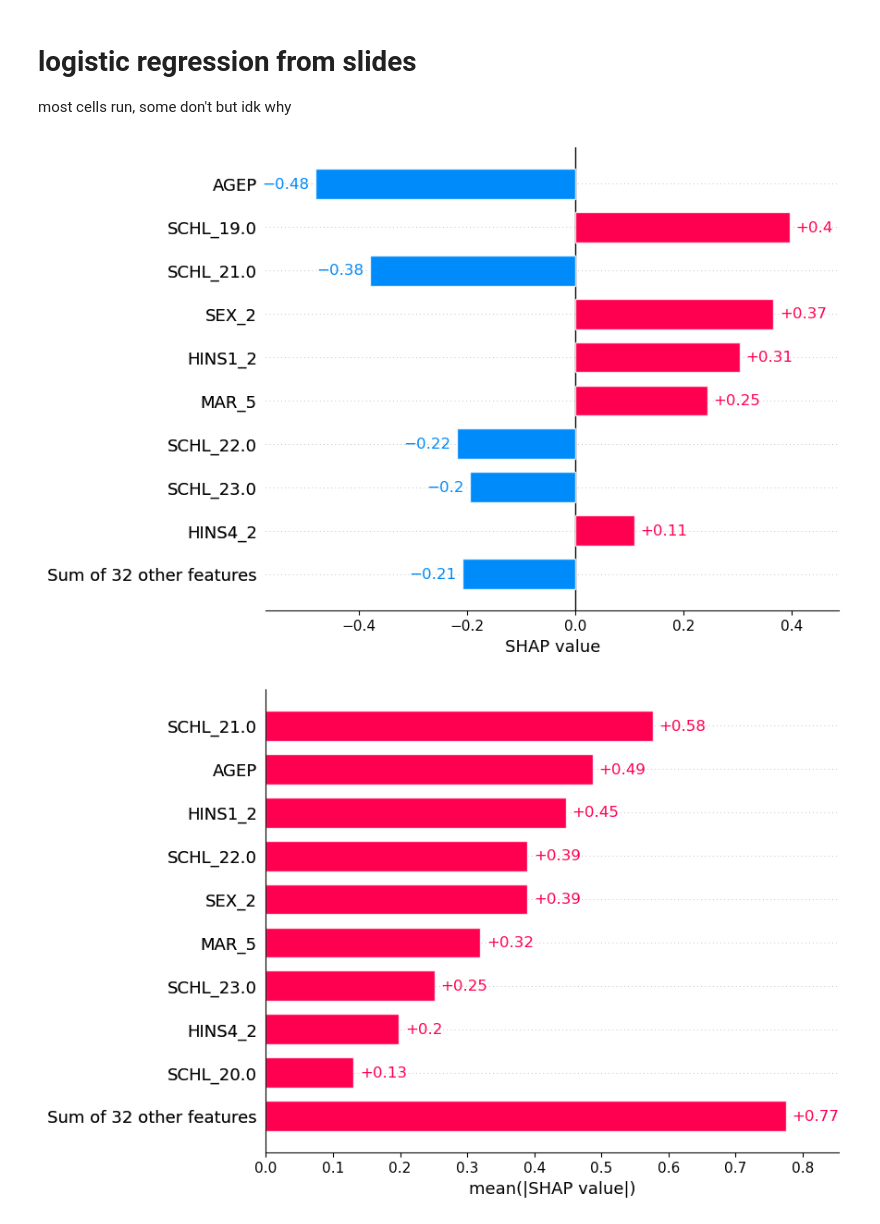
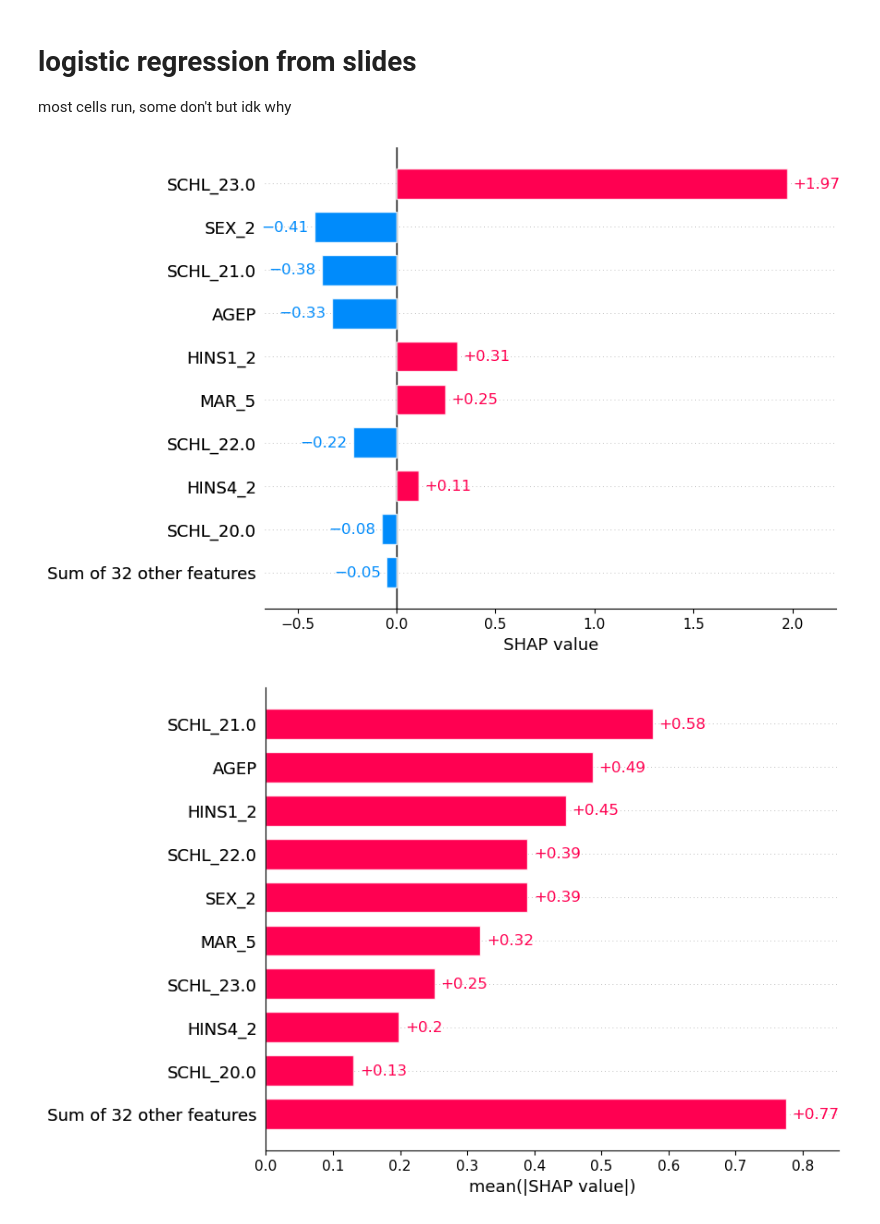
Before and after one commit to AlteaF/Algorithmic_Fairness_2025, a Jupyter notebook: ex4/afae24-exercise4.ipynb, the cells around one changed output. Saved outputs shown, nothing was run; the diff lists cells and outputs as text; code cells hidden in the pictures.

Commit message:
ex4 shap

```diff
--- a/ex4/afae24-exercise4.ipynb
+++ b/ex4/afae24-exercise4.ipynb
@@ -48,7 +48,7 @@ from sklearn.model_selection import train_test_split
 
 
 data_source = ACSDataSource(survey_year='2018', horizon='1-Year', survey='person')
-acs_data = data_source.get_data(states=["CA"], download=False)
+acs_data = data_source.get_data(states=["CA"], download=True)
 
 feature_names = ['AGEP', # Age
                  "CIT", # Citizenship status
@@ -120,9 +120,9 @@ log_y_prob = logistic_model.predict_proba(X_test)[:, 1]
 explainer_log = shap.Explainer(logistic_model["logi"], X_train_2, feature_names = np.array(X_train.columns))
 shap_values = explainer_log(X_test_2)
 # %%
-shap.plots.bar(shap_values[0])
+shap.plots.bar(shap_values[44])
 # %% [output]
-[figure, old version]
+[figure, new version]
 # %%
 shap.plots.bar(shap_values)
 # %% [output]
```
Also changed, not shown: parts of 7 cells of this notebook, 1 other file.
